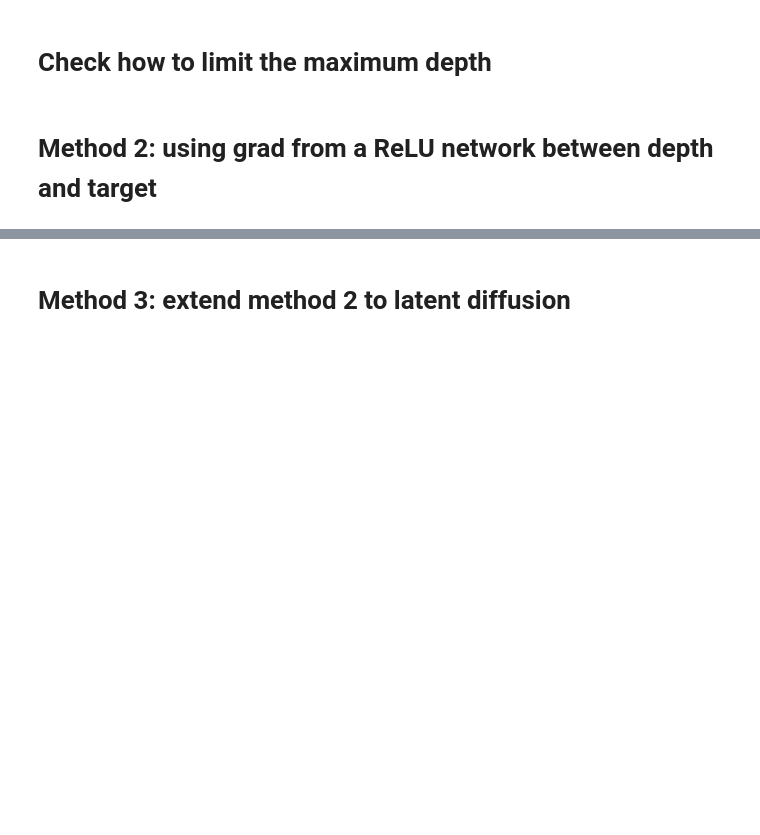
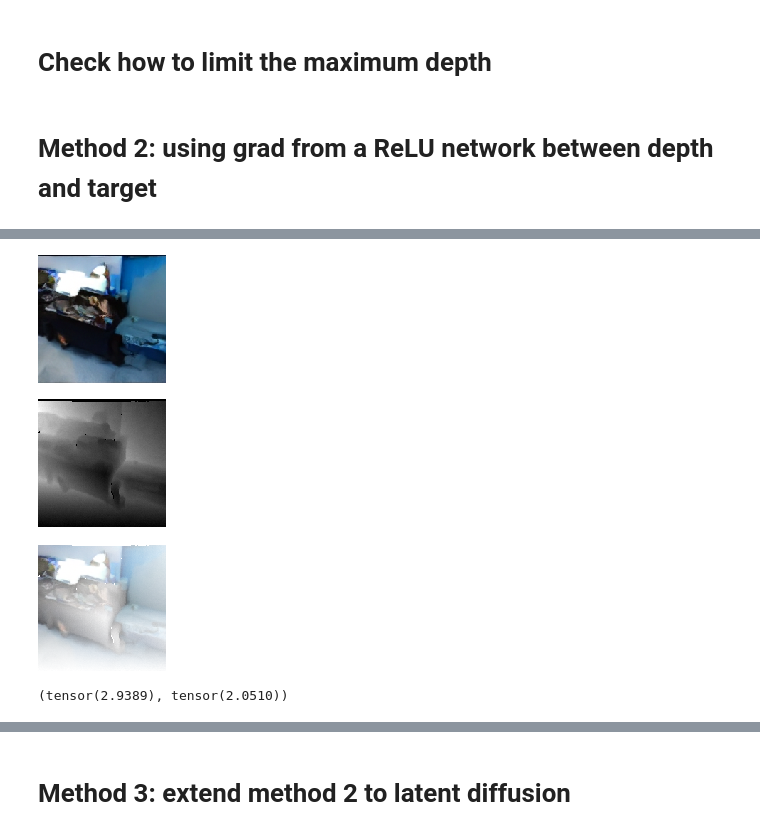
Before and after one commit to wukailu/latent-nerf, a Jupyter notebook: src/depth_limitation_method2.ipynb, the cells around one changed output, grey strips where cells are left out. Drawn from its saved outputs; the diff is of its cells as text; code cells hidden in the pictures; blank space fills up the shorter version.

```diff
--- a/src/depth_limitation_method2.ipynb
+++ b/src/depth_limitation_method2.ipynb
@@ -102,7 +121,7 @@ class Sampler:
             rgbd_in = torch.cat([known_part, z_t], dim=1)  # (1, 8, H, W)
             pred_noise = sampling_forward_fn(rgbd_in, t.to(device=device))
             if call_back is not None:
-                call_back(i, t, pred_noise, rgbd_in)
+                call_back(i, t, pred_noise, z_t)
             z_t = diffusion_scheduler.step(pred_noise, t.to(device=device), z_t).prev_sample
         # reshape to (H, W, C)
         rgbd_curr = rearrange(z_t, "() C H W -> H W C")
@@ -111,6 +130,26 @@ class Sampler:
         rgbd_curr[..., :3] = rgbd_curr[..., :3].clamp(min=0, max=1)
         rgbd_curr[...,  3] = rgbd_curr[...,  3].clamp(min=0)
         return rgbd_curr
+
+def visual_depth_callback(ref):
+    import numpy as np
+    def callback(i, t, noise_pred_uncond, model_input, ref_rgbd=ref):
+        with torch.no_grad():
+            d_max = ref_rgbd[..., 3:].max()
+            threshold = d_max * 0.05
+            ref = ref_rgbd[..., 3].clone()
+            d_min = ref[ref >= threshold].min()
+            d_max = ref[ref >= threshold].max()
+            print("range", d_min, d_max)
+            def visual_depth(rgbd_input):
+                dps = rgbd_input[0, -1].cpu().detach()  # [512,512]
+                dps = dps * std[3] + mean[3]
+                dps = ((dps - d_min) / (d_max - d_min) * 255.).clip(0, 255).round().numpy().astype(np.uint8)
+                return Image.fromarray(dps)
+            print("model_input shape", model_input.shape)
+            display(visual_depth(model_input))
+    return callback
+
 
 def midas_callback_rgbd(i, t, noise_pred_uncond, model_input):
     # TODO: check this
@@ -132,7 +171,8 @@ def midas_callback_rgbd(i, t, noise_pred_uncond, model_input):
         print("grad", grad.mean(), grad.std(), grad.shape)
         print("noise_pred_uncond", noise_pred_uncond.mean(), noise_pred_uncond.std(), noise_pred_uncond.shape)
 # %%
-rgbd = Sampler()(seed=237) # (H, W, 4)
+run = Sampler()
+rgbd = run(seed=237) # (H, W, 4)
 # %%
 from PIL import Image
 import numpy as np
@@ -156,4 +196,9 @@ def show_rgbd(rgbd_display):
     display(pil)
 # %%
 show_rgbd(rgbd)
-rgbd.max(), rgbd.mean()
+rgbd[..., 3].max(), rgbd[..., 3].mean()
+# %% [output]
+[figure, added]
+[figure, added]
+[figure, added]
+(tensor(2.9389), tensor(2.0510))
```
Also changed, not shown: parts of 4 cells of this notebook, 1 other file.
